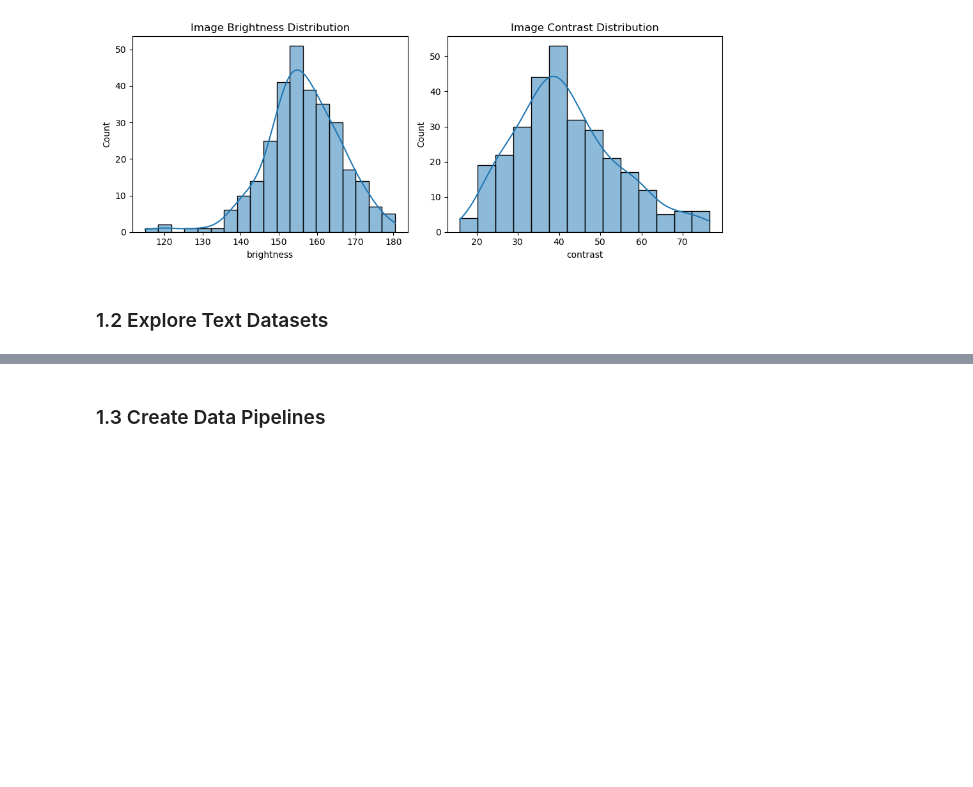
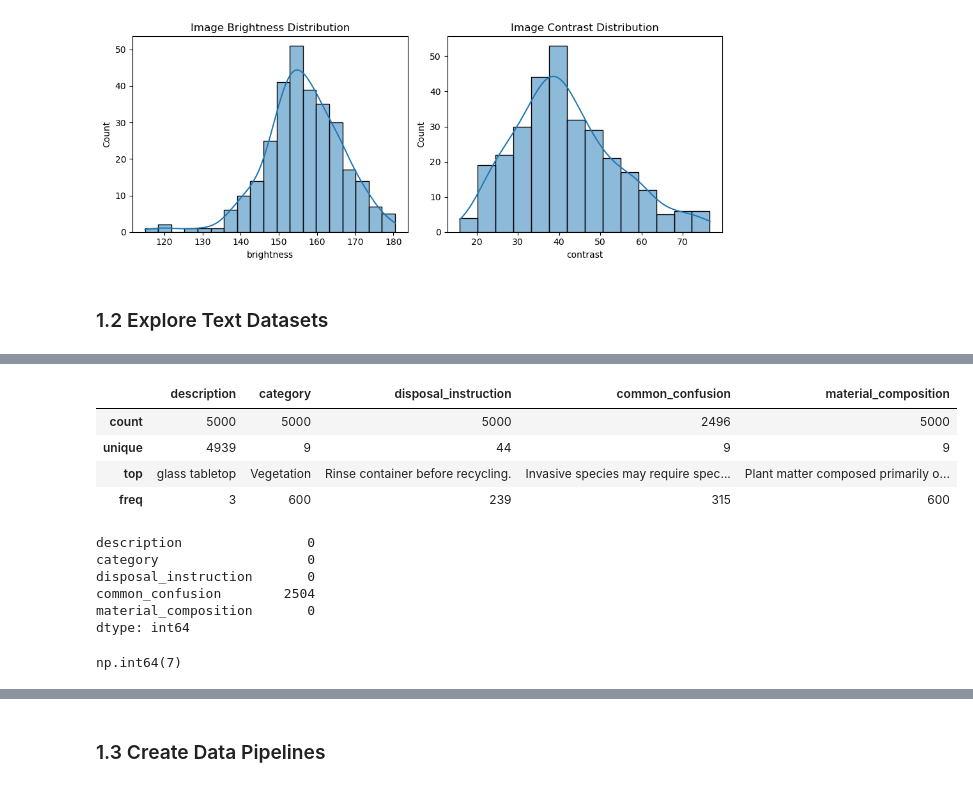
Before and after one commit to Gyrith/EcoSort-waste-management-assistant, a Jupyter notebook: waste_management_summative.ipynb, the cells around one changed output, grey strips where cells are left out. Saved outputs shown, nothing was run; the diff lists cells and outputs as text; code cells hidden in the pictures; blank space fills up the shorter version.

```diff
--- a/waste_management_summative.ipynb
+++ b/waste_management_summative.ipynb
@@ -334,0 +354,24 @@ Column names:
+# %%
+# summary stats
+text_df.describe()
+# %% [output]
+|  | description | category | disposal_instruction | common_confusion | material_composition |
+| count | 5000 | 5000 | 5000 | 2496 | 5000 |
+| unique | 4939 | 9 | 44 | 9 | 9 |
+| top | glass tabletop | Vegetation | Rinse container before recycling. | Invasive species may require spec... | Plant matter composed primarily o... |
+| freq | 3 | 600 | 239 | 315 | 600 |
+# %%
+# missing vaues
+text_df.isnull().sum()
+# %% [output]
+description                0
+category                   0
+disposal_instruction       0
+common_confusion        2504
+material_composition       0
+dtype: int64
+# %%
+# duplicates
+text_df.duplicated().sum()
+# %% [output]
+np.int64(7)
```
Also changed, not shown: parts of 29 cells of this notebook.
